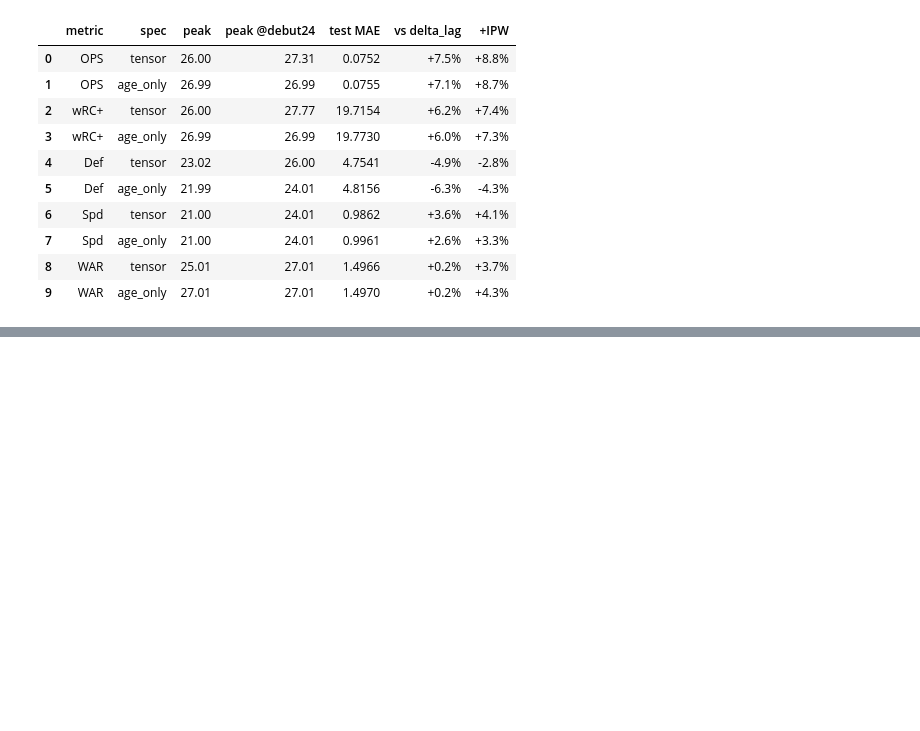
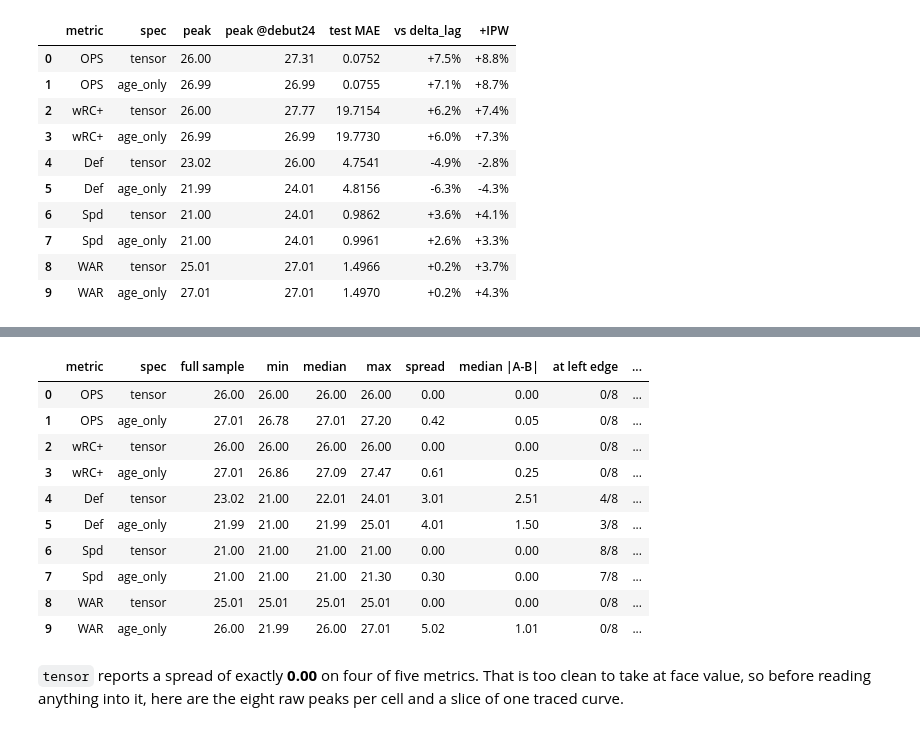
Before and after one commit to Jack1021ohoh/MLB_Position_Player_Aging_Analysis, a Jupyter notebook: curve_validation.ipynb, the cells around one changed output, grey strips where cells are left out. Cells and saved outputs as stored; diff of their text form; code cells hidden in the pictures; blank space fills up the shorter version.

```diff
--- a/curve_validation.ipynb
+++ b/curve_validation.ipynb
@@ -273,0 +290,45 @@ weaker claim.
+# %%
+STABILITY_SEEDS = (0, 1, 2, 3)
+LEFT_EDGE = 21.05      # the fitted age range starts at 21; add_lag drops every first season
+
+HALVES = {}            # (metric, spec) -> one row per half-sample fit
+for name in METRICS:
+    for model_spec in ("tensor", "age_only"):
+        HALVES[name, model_spec] = peak_stability(
+            get_metric(name), seeds=STABILITY_SEEDS, model_spec=model_spec, use_ipw=True
+        )
+
+rows = []
+for (name, model_spec), halves in HALVES.items():
+    peaks = halves["peak_age"]
+    paired = halves.pivot(index="seed", columns="half", values="peak_age")
+    rows.append({
+        "metric": name, "spec": model_spec,
+        "full sample": round(
+            aging_curve(FITS[name, model_spec, True], FRAMES[name][0], get_metric(name)).peak_age, 2
+        ),
+        "min": round(peaks.min(), 2),
+        "median": round(peaks.median(), 2),
+        "max": round(peaks.max(), 2),
+        "spread": round(peaks.max() - peaks.min(), 2),
+        "median |A-B|": round((paired["A"] - paired["B"]).abs().median(), 2),
+        "at left edge": f"{int((peaks <= LEFT_EDGE).sum())}/8",
+        "lam range": f"{halves['lam'].min():.1f}-{halves['lam'].max():.1f}",
+    })
+pd.DataFrame(rows)
+# %% [output]
+|  | metric | spec | full sample | min | median | max | spread | median |A-B| | at left edge | ... |
+| 0 | OPS | tensor | 26.00 | 26.00 | 26.00 | 26.00 | 0.00 | 0.00 | 0/8 | ... |
+| 1 | OPS | age_only | 27.01 | 26.78 | 27.01 | 27.20 | 0.42 | 0.05 | 0/8 | ... |
+| 2 | wRC+ | tensor | 26.00 | 26.00 | 26.00 | 26.00 | 0.00 | 0.00 | 0/8 | ... |
+| 3 | wRC+ | age_only | 27.01 | 26.86 | 27.09 | 27.47 | 0.61 | 0.25 | 0/8 | ... |
+| 4 | Def | tensor | 23.02 | 21.00 | 22.01 | 24.01 | 3.01 | 2.51 | 4/8 | ... |
+| 5 | Def | age_only | 21.99 | 21.00 | 21.99 | 25.01 | 4.01 | 1.50 | 3/8 | ... |
+| 6 | Spd | tensor | 21.00 | 21.00 | 21.00 | 21.00 | 0.00 | 0.00 | 8/8 | ... |
+| 7 | Spd | age_only | 21.00 | 21.00 | 21.00 | 21.30 | 0.30 | 0.00 | 7/8 | ... |
+| 8 | WAR | tensor | 25.01 | 25.01 | 25.01 | 25.01 | 0.00 | 0.00 | 0/8 | ... |
+| 9 | WAR | age_only | 26.00 | 21.99 | 26.00 | 27.01 | 5.02 | 1.01 | 0/8 | ... |
+# %% [markdown]
+`tensor` reports a spread of exactly **0.00** on four of five metrics. That is too clean to take at
+face value, so before reading anything into it, here are the eight raw peaks per cell and a slice
+of one traced curve.
```
Also changed, not shown: parts of 7 cells of this notebook, 1 other file.
